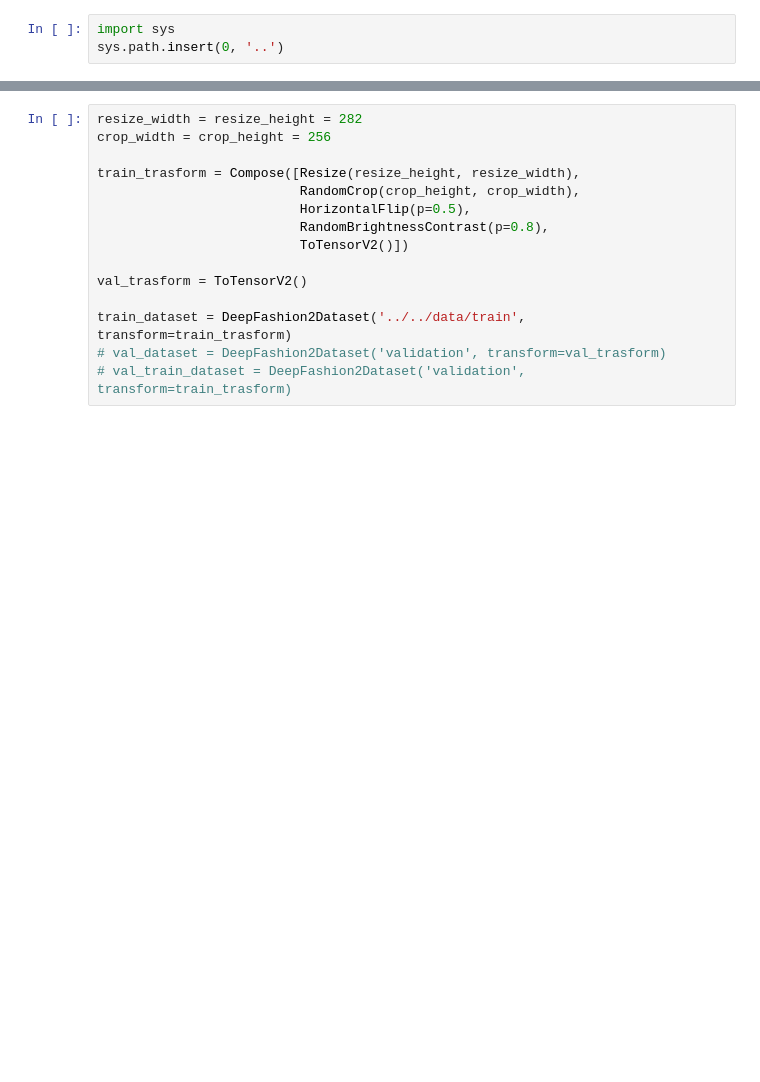
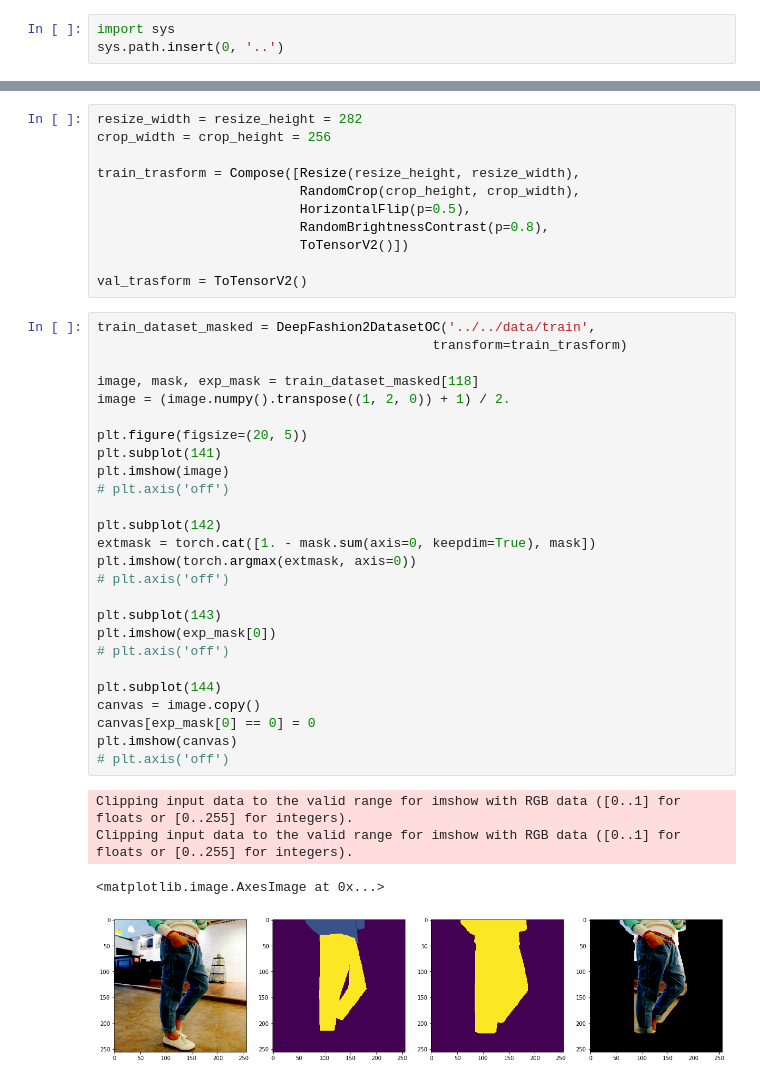
Before and after one commit to KirillDemochkin/NeuralFashionGAN, a Jupyter notebook: notebooks/DeepFashion2_local.ipynb, the cells around one changed output, grey strips where cells are left out. Saved outputs shown, nothing was run; the diff lists cells and outputs as text; blank space fills up the shorter version.

```diff
--- a/notebooks/DeepFashion2_local.ipynb
+++ b/notebooks/DeepFashion2_local.ipynb
@@ -30,7 +30,34 @@ train_trasform = Compose([Resize(resize_height, resize_width),
                           ToTensorV2()])
 
 val_trasform = ToTensorV2()
-
-train_dataset = DeepFashion2Dataset('../../data/train', transform=train_trasform)
-# val_dataset = DeepFashion2Dataset('validation', transform=val_trasform)
-# val_train_dataset = DeepFashion2Dataset('validation', transform=train_trasform)
+# %%
+train_dataset_masked = DeepFashion2DatasetOC('../../data/train',
+                                           transform=train_trasform)
+
+image, mask, exp_mask = train_dataset_masked[118]
+image = (image.numpy().transpose((1, 2, 0)) + 1) / 2.
+
+plt.figure(figsize=(20, 5))
+plt.subplot(141)
+plt.imshow(image)
+# plt.axis('off')
+
+plt.subplot(142)
+extmask = torch.cat([1. - mask.sum(axis=0, keepdim=True), mask])
+plt.imshow(torch.argmax(extmask, axis=0))
+# plt.axis('off')
+
+plt.subplot(143)
+plt.imshow(exp_mask[0])
+# plt.axis('off')
+
+plt.subplot(144)
+canvas = image.copy()
+canvas[exp_mask[0] == 0] = 0
+plt.imshow(canvas)
+# plt.axis('off')
+# %% [output]
+Clipping input data to the valid range for imshow with RGB data ([0..1] for floats or [0..255] for integers).
+Clipping input data to the valid range for imshow with RGB data ([0..1] for floats or [0..255] for integers).
+<matplotlib.image.AxesImage at 0x...>
+[figure, added]
```
Also changed, not shown: parts of 4 cells of this notebook, 1 other file.
